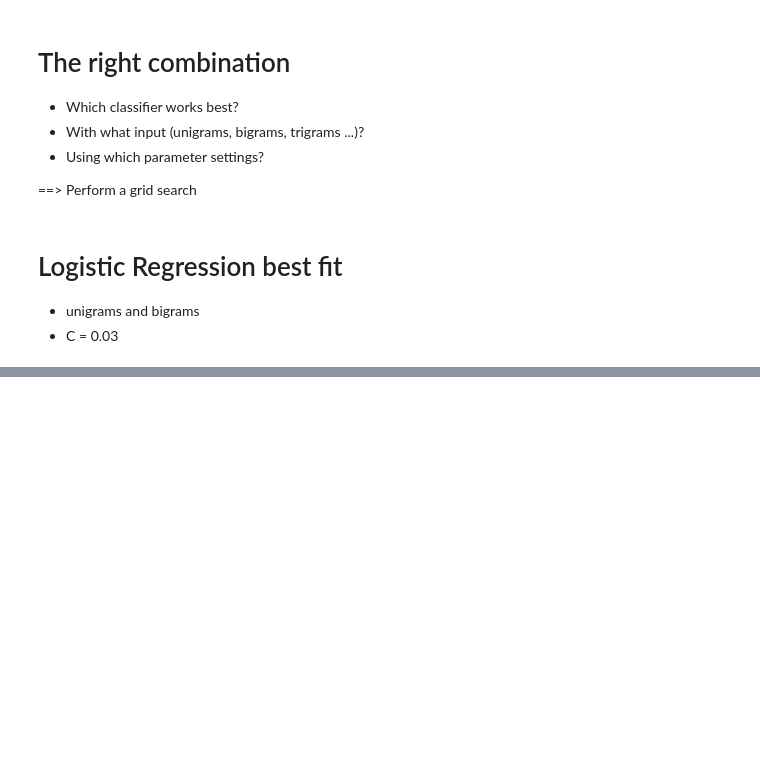
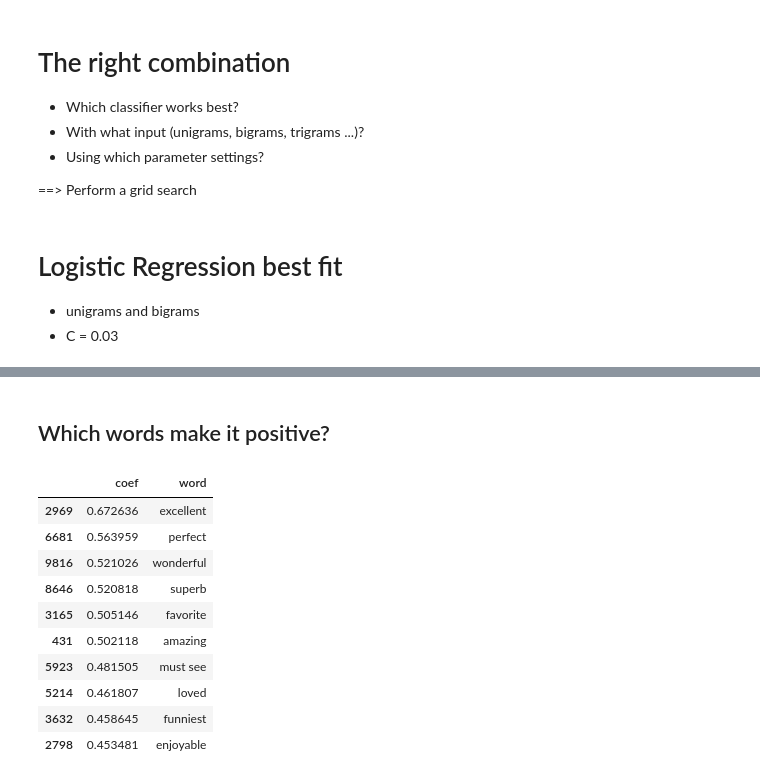
Before and after one commit to skeydan/sentiment_imdb, a Jupyter notebook: SentimentAnalysisIMDB.ipynb, the cells around one changed output, grey strips where cells are left out. Saved outputs shown, nothing was run; the diff lists cells and outputs as text; code cells hidden in the pictures; blank space fills up the shorter version.

```diff
--- a/SentimentAnalysisIMDB.ipynb
+++ b/SentimentAnalysisIMDB.ipynb
@@ -220,10 +220,10 @@ def assess_classification_performance(model, X_train, y_train, X_test, y_test):
 from sklearn.feature_extraction.text import CountVectorizer
 from sklearn.linear_model import LogisticRegression
 vectorizer = CountVectorizer(analyzer = "word", tokenizer = None, preprocessor = None,
-                             stop_words = stopwords_filtered, max_features = 5000, ngram_range = (1,2))
-X_train = vectorizer.fit_transform(X_train)
+                             stop_words = stopwords_filtered, max_features = 10000, ngram_range = (1,2))
+X_train_features = vectorizer.fit_transform(X_train)
+X_test_features = vectorizer.transform(X_test)
 
 logistic_model = LogisticRegression(C=0.03)
-logistic_model.fit(words_array, y_train)
-assess_classification_performance(logistic_model, X_train, y_train, X_test, y_test)
+logistic_model.fit(X_train_features, y_train)
 # %% [output]
@@ -232,0 +249,20 @@ from sklearn.feature_extraction.text import CountVectorizer
+# %% [markdown]
+## Which words make it positive?
+# %%
+vocabulary = vectorizer.get_feature_names()
+coefs = logistic_model.coef_
+word_importances = pd.DataFrame({'word': vocabulary, 'coef': coefs.tolist()[0]})
+word_importances_sorted = word_importances.sort_values(by='coef', ascending = False)
+word_importances_sorted[:10]
+# %% [output]
+|  | coef | word |
+| 2969 | 0.672636 | excellent |
+| 6681 | 0.563959 | perfect |
+| 9816 | 0.521026 | wonderful |
+| 8646 | 0.520818 | superb |
+| 3165 | 0.505146 | favorite |
+| 431 | 0.502118 | amazing |
+| 5923 | 0.481505 | must see |
+| 5214 | 0.461807 | loved |
+| 3632 | 0.458645 | funniest |
+| 2798 | 0.453481 | enjoyable |
```
Also changed, not shown: parts of 37 cells of this notebook, 2 other files.
